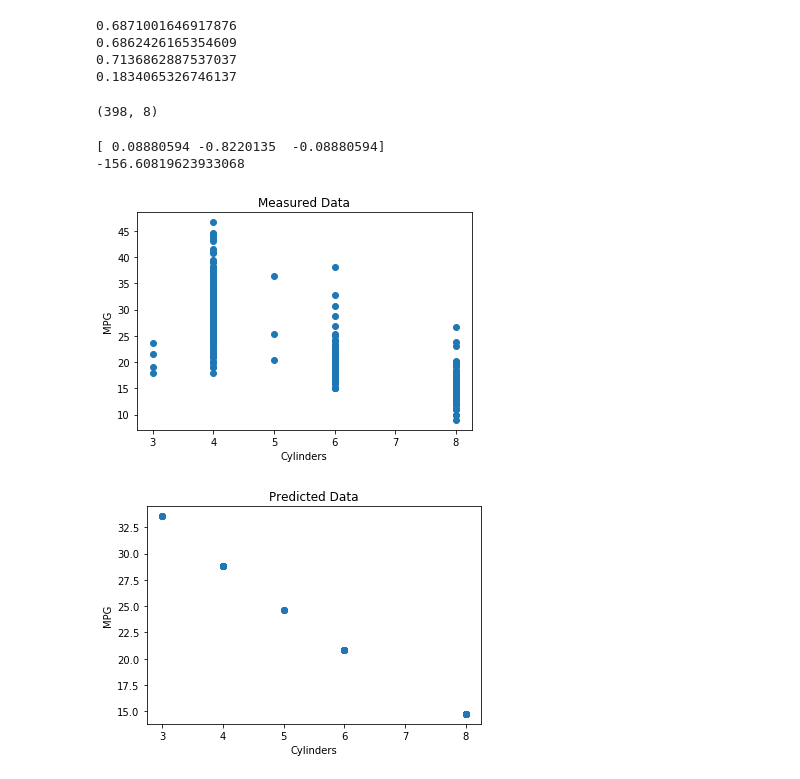
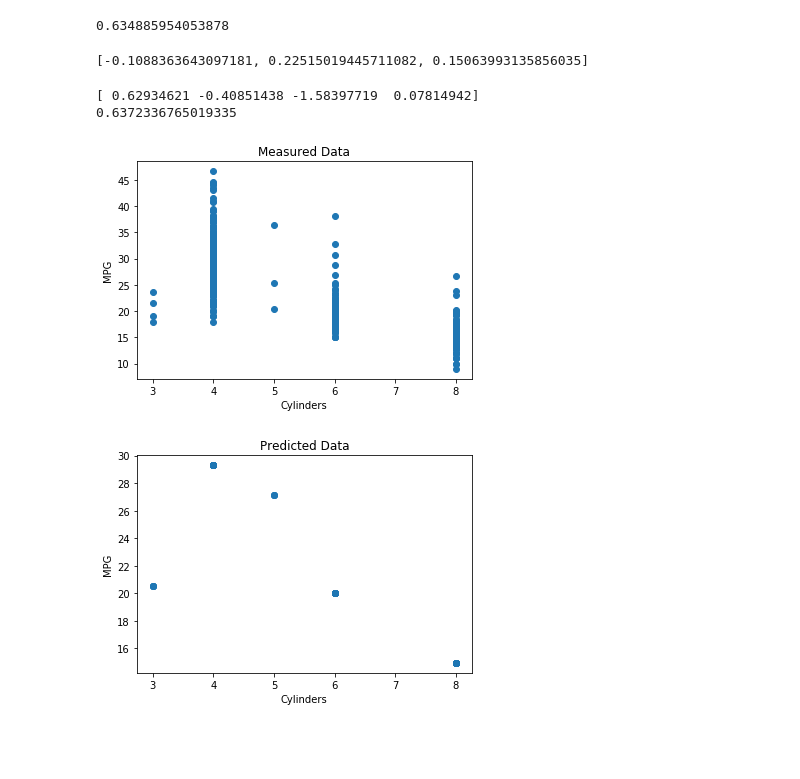
Before and after one commit to micah-bryant/Automobile_Analysis_Project, a Jupyter notebook: Final_Project.ipynb, the cells around one changed output. Cells and saved outputs as stored; diff of their text form; code cells hidden in the pictures; blank space fills up the shorter version.

```diff
--- a/Final_Project.ipynb
+++ b/Final_Project.ipynb
@@ -238,27 +353,21 @@ def OLS_LOOCV(data,column,order):
 # %%
 x = textFileParse("auto-mpg.data.txt")
-# %%
-print(OLS_LOOCV(x,2,2))
-print(OLS_LOOCV(x,3,2))
-print(OLS_LOOCV(x,4,2))
-print(OLS_LOOCV(x,5,2))
-# %% [output]
-0.6871001646917876
-0.6862426165354609
-0.7136862887537037
-0.1834065326746137
+# %%
+print(OLS_LOOCV(x,1,3))
+# %% [output]
+0.634885954053878
 # %%
-print(x.shape)
+print(PLSR_groupCV(x))
 # %% [output]
-(398, 8)
+[-0.1088363643097181, 0.22515019445711082, 0.15063993135856035]
 # %%
-values = OLS_ind(x,1,2)
+values = OLS_ind(x,1,3)
 print(values)
-value = R2YCalc_ind(values,x,1,2)
+value = R2YCalc_ind(values,x,1,3)
 print(value)
-dataPlot_ind(values,x,1,2)
+dataPlot_ind(values,x,1,3)
 # %% [output]
-[ 0.08880594 -0.8220135  -0.08880594]
--156.60819623933068
+[ 0.62934621 -0.40851438 -1.58397719  0.07814942]
+0.6372336765019335
 [figure]
-[figure, old version]
+[figure, new version]
```
Also changed, not shown: parts of 12 cells of this notebook.
